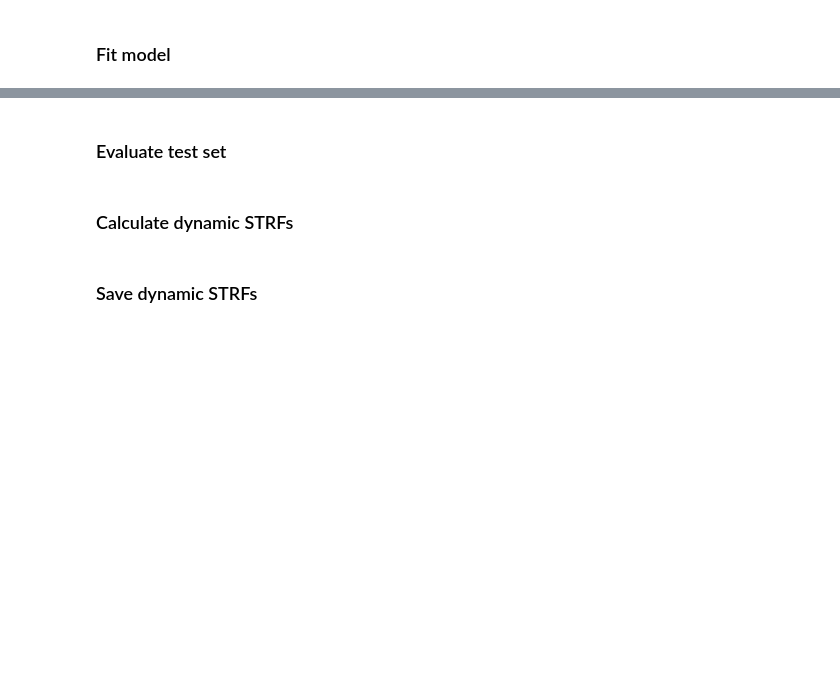
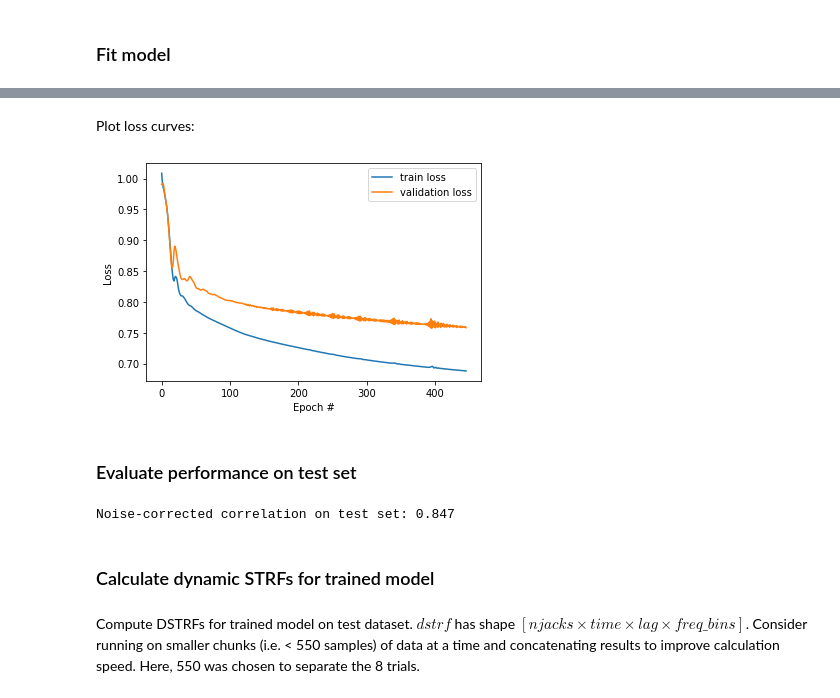
Before and after one commit to naplab/DSTRF, a Jupyter notebook: python/AuditoryNeuralEncoder.ipynb, the cells around one changed output, grey strips where cells are left out. Saved outputs shown, nothing was run; the diff lists cells and outputs as text; code cells hidden in the pictures; blank space fills up the shorter version.

Commit message:
Updated jupyter notebook model training and DSTRF code

```diff
--- a/python/AuditoryNeuralEncoder.ipynb
+++ b/python/AuditoryNeuralEncoder.ipynb
@@ -20,7 +19,7 @@ Load provided sample data, which consists of a training set of 54 trials and a t
 
 $X_{tr}$ and $Y_{tr}$ are the stimulus and response data for the train set, respectively, while $X_{te}$ and $Y_{te}$ represent the test set. $X_{tr}$ and $X_{te}$ consist of multiple trials, each with shape $[time \times freq\_bins]$. $Y_{tr}$ and $Y_{te}$ have shapes $[time \times channels]$ and $[time \times channels \times repetitions]$ per trial, respectively.
 # %%
-data = loadmat('../sample_data_keshishian_etal.mat')
+data = loadmat('../sample_data.mat')
 
 # train set
 X_tr = data['X_tr'].flatten()
@@ -61,7 +62,7 @@ Y_tr = Y_tr[~trials_vl]
 # %% [markdown]
 Select target channel from list of electrodes. The new variables are 1-dimensional timecourses per trial.
 # %%
-channel = 0
+channel = 1
 print(f"Fitting models for channel {channel:d}...")
 
 Y_tr = np.array([y[:, channel] for y in Y_tr])
@@ -143,14 +143,14 @@ layers = (
     tf.keras.layers.Reshape((-1, freq_bins, 1)),
 
     tf.keras.layers.ZeroPadding2D(((2, 0), (1, 1))),
-    tf.keras.layers.Conv2D(16, 3, **layer_opts),
+    tf.keras.layers.Conv2D(8, 3, **layer_opts),
     tf.keras.layers.ZeroPadding2D(((2, 0), (1, 1))),
-    tf.keras.layers.Conv2D(16, 3, **layer_opts),
+    tf.keras.layers.Conv2D(8, 3, **layer_opts),
     tf.keras.layers.ZeroPadding2D(((2, 0), (1, 1))),
-    tf.keras.layers.Conv2D(16, 3, **layer_opts),
+    tf.keras.layers.Conv2D(8, 3, **layer_opts),
 
-    # tf.keras.layers.ZeroPadding2D(((1, 0), (0, 0))),
-    # tf.keras.layers.MaxPool2D((2, 2), (1, 2)),
+    tf.keras.layers.Conv2D(4, 1, **layer_opts),
+    tf.keras.layers.Conv2D(1, 1, **layer_opts),
 
     tf.keras.layers.ZeroPadding2D(((39, 0), (0, 0))),
     tf.keras.layers.Conv2D(1, (40, 32), use_bias=True, kernel_regularizer=l2),
@@ -167,26 +185,21 @@ model_dir = f"models/"
 os.makedirs(model_dir, exist_ok=True)
 
 # path for saving model
-model_path = os.path.join(model_dir, f"mdl-v1-{channel:03d}")
+model_path = os.path.join(model_dir, f"mdl-{channel:03d}.h5")
 
 # initialize model from blueprint
 model = tf.keras.models.clone_model(blueprint)
 #optim = tf.keras.optimizers.RMSprop(1e-3, momentum=0.9)
 optim = tf.keras.optimizers.Adam(1e-3)
-model.compile(optimizer=optim, loss=loss_se, metrics=[metric_corr])
+model.compile(optimizer=optim, loss=loss_mse)
 
 # set callbacks
 callbk_early_stop = tf.keras.callbacks.EarlyStopping(
-    monitor='val_metric_corr', patience=500, mode='max', restore_best_weights=True)
+    monitor='val_loss', patience=50, mode='min', restore_best_weights=True, verbose=0)
 callbk_checkpoint = tf.keras.callbacks.ModelCheckpoint(
-    model_path, monitor='val_metric_corr', save_best_only=True, mode='max')
+    model_path, monitor='val_loss', mode='min', save_best_only=True, save_weights_only=True, verbose=0)
 callbacks = [callbk_early_stop, callbk_checkpoint]
 
 # fit model to data
 history = model.fit(X_tr, Y_tr, validation_data=(X_vl, Y_vl),
-                    epochs=5000, verbose=1, callbacks=callbacks)
-
-# plot performance curves
-plt.figure()
-plt.plot(history.history['metric_corr'])
-plt.plot(history.history['val_metric_corr'])
+                    epochs=500, verbose=1, callbacks=callbacks)
@@ -193,2 +224,14 @@ plt.plot(history.history['val_metric_corr'])
+# %% [markdown]
+Plot loss curves:
+# %%
+plt.figure()
+plt.plot(history.history['loss'])
+plt.plot(history.history['val_loss'])
+plt.legend(['train loss', 'validation loss'], loc='upper right')
+plt.xlabel('Epoch #')
+plt.ylabel('Loss')
+plt.show()
+# %% [output]
+[figure, added]
 # %% [markdown]
-### Evaluate test set
+### Evaluate performance on test set
@@ -199,4 +238,15 @@ print(f"\tsplit #{jk+1}\t{fn_ncorr(pred):.3f}")
+# %%
+# Load best model
+model.load_weights(model_path)
+
+# Predict and evaluate
+pred = model(X_te)
+corr = fn_ncorr(pred)
+
+print(f"Noise-corrected correlation on test set: {corr:.3f}")
+# %% [output]
+Noise-corrected correlation on test set: 0.847
 # %% [markdown]
-### Calculate dynamic STRFs
+### Calculate dynamic STRFs for trained model
-# %% [markdown]
-### Save dynamic STRFs
+# %% [markdown]
+Compute DSTRFs for trained model on test dataset. $dstrf$ has shape $[njacks \times time \times lag \times freq\_bins]$. Consider running on smaller chunks (i.e. < 550 samples) of data at a time and concatenating results to improve calculation speed. Here, 550 was chosen to separate the 8 trials.
```
Also changed, not shown: parts of 16 cells of this notebook.
